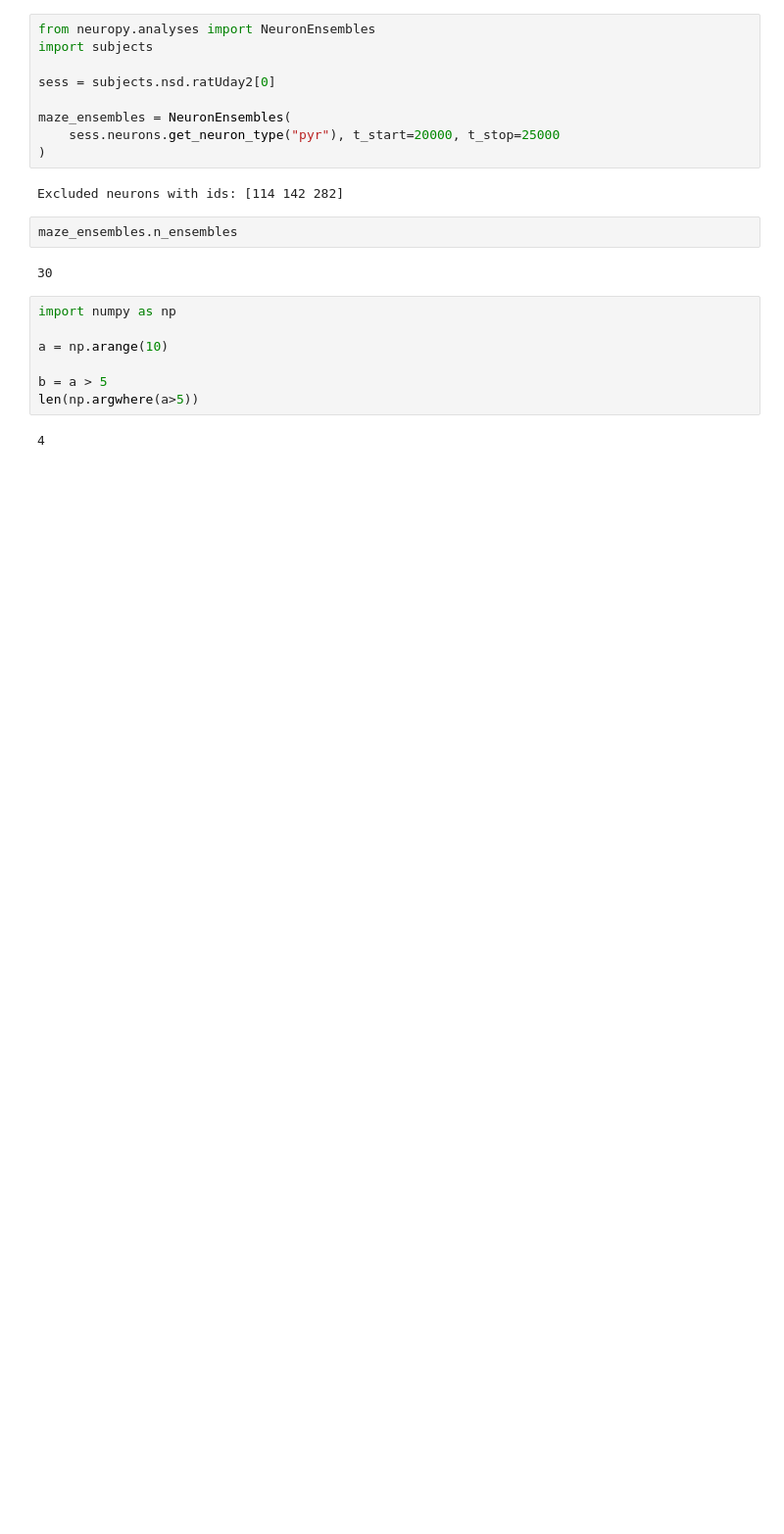
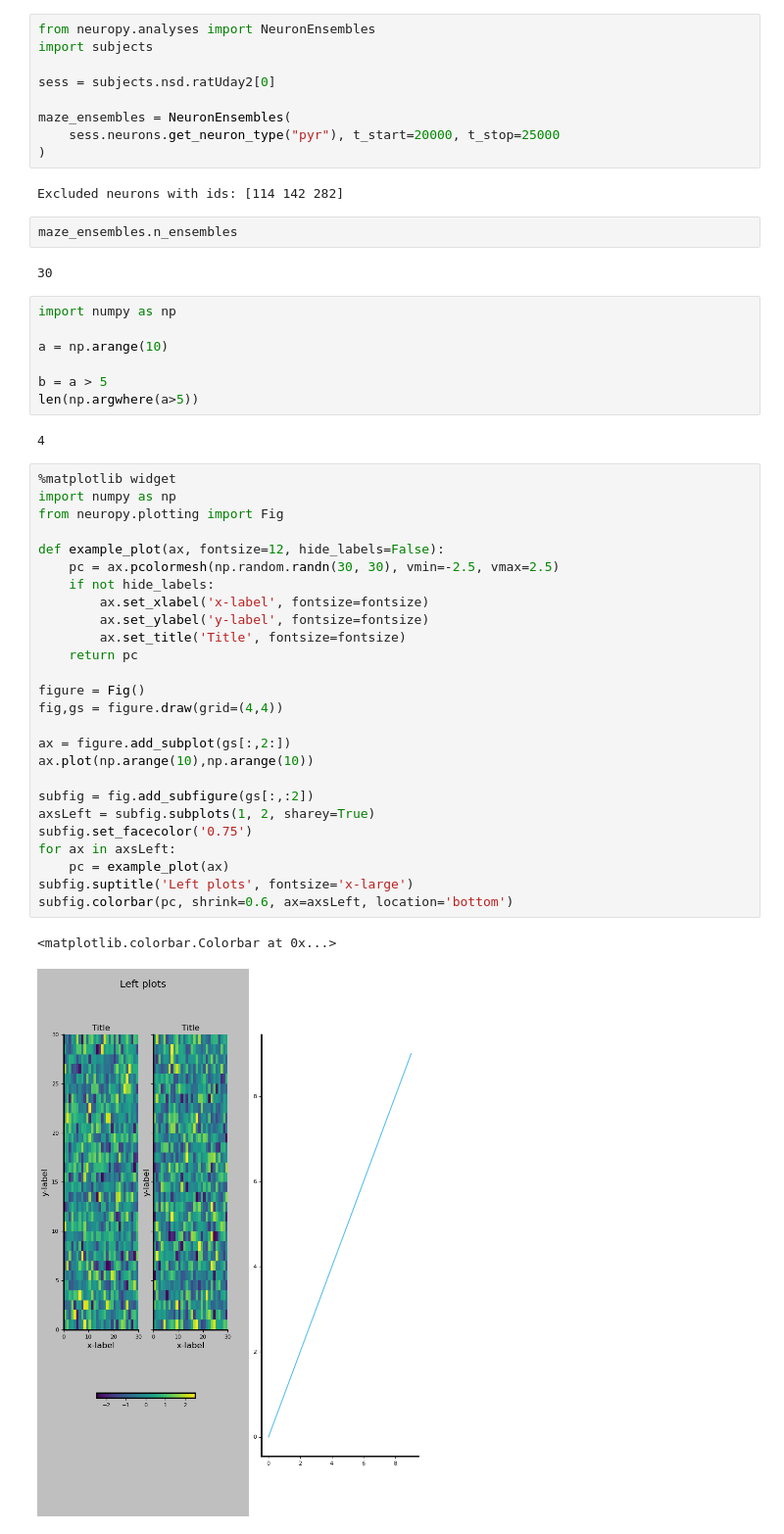
Before and after one commit to bapungiri/NeuroPy, a Jupyter notebook: BasicGens/test.ipynb, the cells around one changed output. Shown at 98% size. Cells and saved outputs as stored; diff of their text form; blank space fills up the shorter version.

Commit message:
testing subfigures

```diff
--- a/BasicGens/test.ipynb
+++ b/BasicGens/test.ipynb
@@ -313,3 +313,32 @@ b = a > 5
 len(np.argwhere(a>5))
 # %% [output]
 4
+# %%
+%matplotlib widget
+import numpy as np
+from neuropy.plotting import Fig
+
+def example_plot(ax, fontsize=12, hide_labels=False):
+    pc = ax.pcolormesh(np.random.randn(30, 30), vmin=-2.5, vmax=2.5)
+    if not hide_labels:
+        ax.set_xlabel('x-label', fontsize=fontsize)
+        ax.set_ylabel('y-label', fontsize=fontsize)
+        ax.set_title('Title', fontsize=fontsize)
+    return pc
+
+figure = Fig()
+fig,gs = figure.draw(grid=(4,4))
+
+ax = figure.add_subplot(gs[:,2:])
+ax.plot(np.arange(10),np.arange(10))
+
+subfig = fig.add_subfigure(gs[:,:2])
+axsLeft = subfig.subplots(1, 2, sharey=True)
+subfig.set_facecolor('0.75')
+for ax in axsLeft:
+    pc = example_plot(ax)
+subfig.suptitle('Left plots', fontsize='x-large')
+subfig.colorbar(pc, shrink=0.6, ax=axsLeft, location='bottom')
+# %% [output]
+<matplotlib.colorbar.Colorbar at 0x...>
+[figure, added]
```
Also changed, not shown: parts of 1 cell of this notebook.
